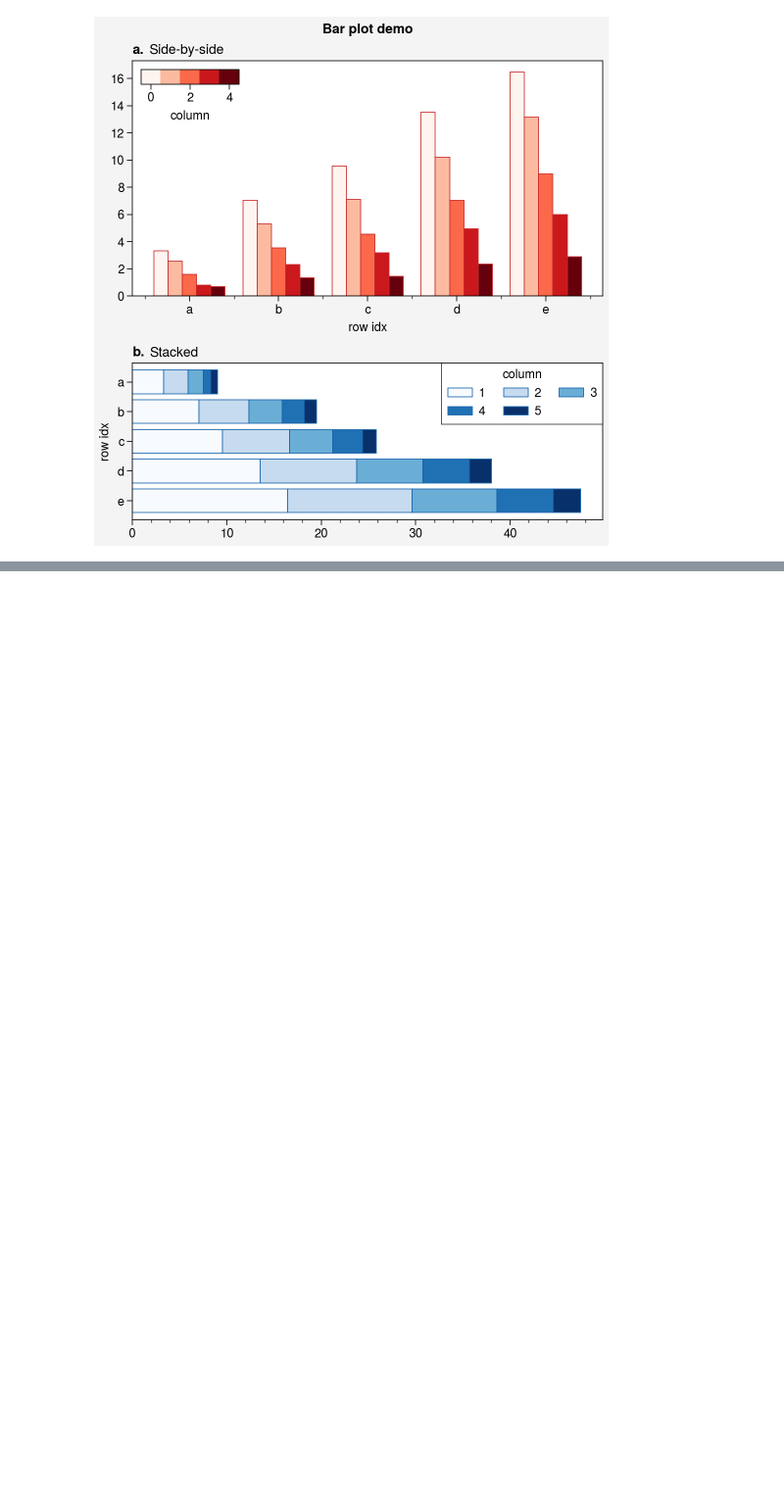
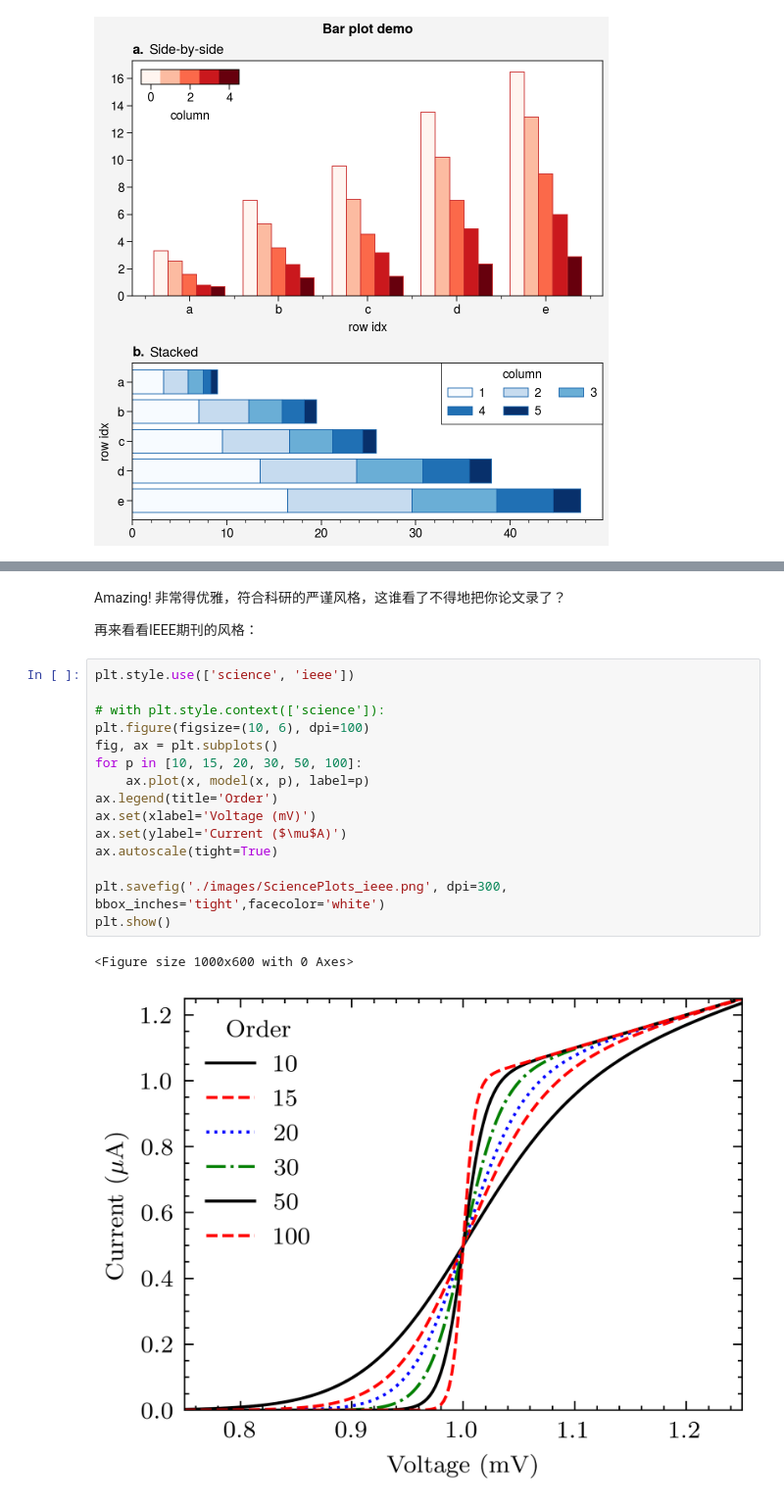
Before and after one commit to GKDGKD/paper_plot_learning, a Jupyter notebook: 第二章 画图工具.ipynb, the cells around one changed output, grey strips where cells are left out. Shown at 98% size. Drawn from its saved outputs; the diff is of its cells as text; blank space fills up the shorter version.

```diff
--- a/第二章 画图工具.ipynb
+++ b/第二章 画图工具.ipynb
@@ -510 +568,23 @@ fig.save('./images/Proplot_barplot.png')
+# %% [markdown]
+Amazing! 非常得优雅，符合科研的严谨风格，这谁看了不得地把你论文录了？
+
+再来看看IEEE期刊的风格：
+# %%
+plt.style.use(['science', 'ieee'])
+
+# with plt.style.context(['science']):
+plt.figure(figsize=(10, 6), dpi=100)
+fig, ax = plt.subplots()
+for p in [10, 15, 20, 30, 50, 100]:
+    ax.plot(x, model(x, p), label=p)
+ax.legend(title='Order')
+ax.set(xlabel='Voltage (mV)')
+ax.set(ylabel='Current ($\mu$A)')
+ax.autoscale(tight=True)
+
+plt.savefig('./images/SciencePlots_ieee.png', dpi=300, bbox_inches='tight',facecolor='white')
+plt.show()
+# %% [output]
+<Figure size 1000x600 with 0 Axes>
+[figure, added]
 # %% [markdown]
```
Also changed, not shown: parts of 5 cells of this notebook, 3 other files.
